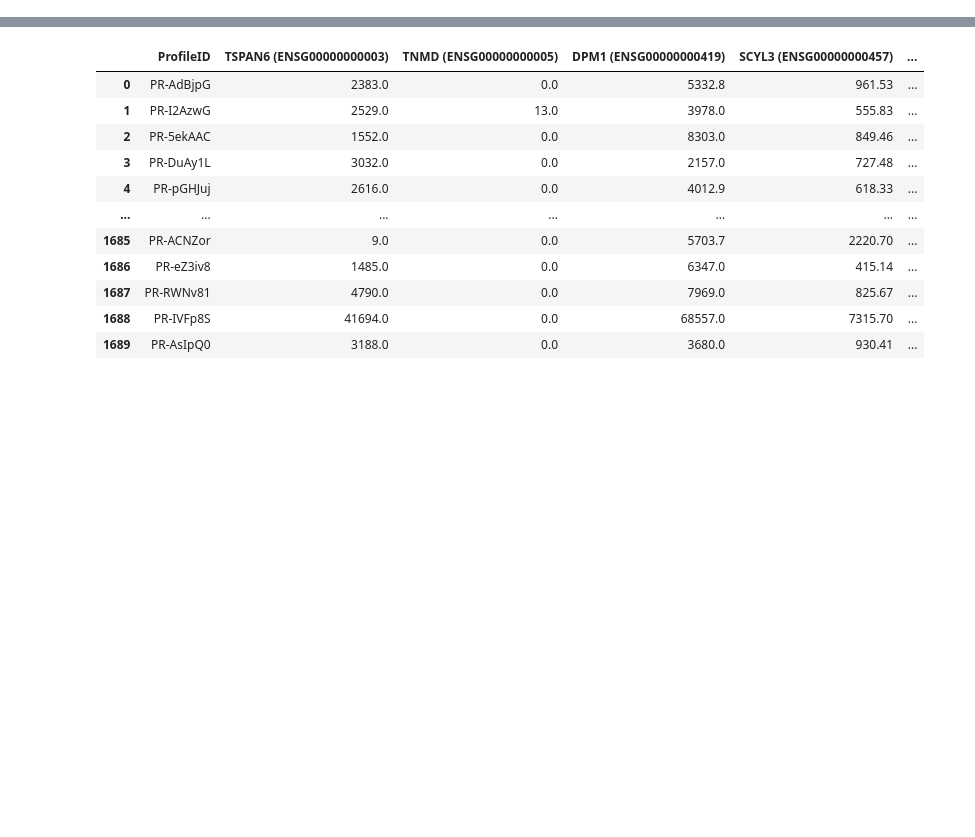
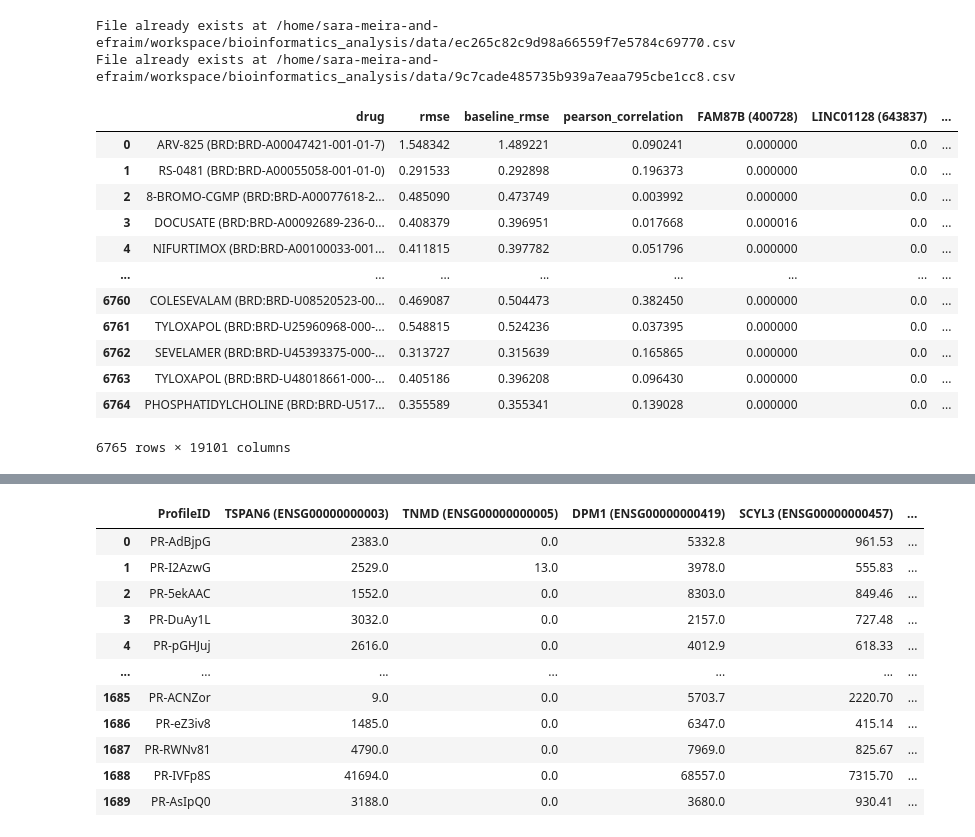
Before and after one commit to sarameirab/bioinformatics_analysis, a Jupyter notebook: project_code/python_scripts/random_forest_results_exploration.ipynb, the cells around one changed output, grey strips where cells are left out. Cells and saved outputs as stored; diff of their text form; code cells hidden in the pictures; blank space fills up the shorter version.

```diff
--- a/project_code/python_scripts/random_forest_results_exploration.ipynb
+++ b/project_code/python_scripts/random_forest_results_exploration.ipynb
@@ -1,8 +1,27 @@
 # %%
 import pandas as pd
-random_forest_inital_results = pd.read_csv('random_forest_results.csv')
+from urls import download_google_drive_url
+random_forest_results_path = download_google_drive_url("https://drive.google.com/file/d/1n8hV1mfLbsqR-zABud4JX1LccxhVhRH9")
+random_forest_with_more_data_results = pd.read_csv(download_google_drive_url("https://drive.google.com/file/d/1dzxi1mWiD0vsdHafp_7_i6GOiZuW5tOY"))
+random_forest_inital_results = pd.read_csv(random_forest_results_path)
 #random_forest_scaled_optimized_top_20_results = pd.read_csv('random_forest_results_scaled_and_optimized.csv')
-random_forest_with_more_data_results = pd.read_csv("random_forest_results_with_more_data.csv")
+random_forest_inital_results
+# %% [output]
+File already exists at /home/sara-meira-and-efraim/workspace/bioinformatics_analysis/data/ec265c82c9d98a66559f7e5784c69770.csv
+File already exists at /home/sara-meira-and-efraim/workspace/bioinformatics_analysis/data/9c7cade485735b939a7eaa795cbe1cc8.csv
+|  | drug | rmse | baseline_rmse | pearson_correlation | FAM87B (400728) | LINC01128 (643837) | ... |
+| 0 | ARV-825 (BRD:BRD-A00047421-001-01-7) | 1.548342 | 1.489221 | 0.090241 | 0.000000 | 0.0 | ... |
+| 1 | RS-0481 (BRD:BRD-A00055058-001-01-0) | 0.291533 | 0.292898 | 0.196373 | 0.000000 | 0.0 | ... |
+| 2 | 8-BROMO-CGMP (BRD:BRD-A00077618-2... | 0.485090 | 0.473749 | 0.003992 | 0.000000 | 0.0 | ... |
+| 3 | DOCUSATE (BRD:BRD-A00092689-236-0... | 0.408379 | 0.396951 | 0.017668 | 0.000016 | 0.0 | ... |
+| 4 | NIFURTIMOX (BRD:BRD-A00100033-001... | 0.411815 | 0.397782 | 0.051796 | 0.000000 | 0.0 | ... |
+| ... | ... | ... | ... | ... | ... | ... | ... |
+| 6760 | COLESEVALAM (BRD:BRD-U08520523-00... | 0.469087 | 0.504473 | 0.382450 | 0.000000 | 0.0 | ... |
+| 6761 | TYLOXAPOL (BRD:BRD-U25960968-000-... | 0.548815 | 0.524236 | 0.037395 | 0.000000 | 0.0 | ... |
+| 6762 | SEVELAMER (BRD:BRD-U45393375-000-... | 0.313727 | 0.315639 | 0.165865 | 0.000000 | 0.0 | ... |
+| 6763 | TYLOXAPOL (BRD:BRD-U48018661-000-... | 0.405186 | 0.396208 | 0.096430 | 0.000000 | 0.0 | ... |
+| 6764 | PHOSPHATIDYLCHOLINE (BRD:BRD-U517... | 0.355589 | 0.355341 | 0.139028 | 0.000000 | 0.0 | ... |
+6765 rows × 19101 columns
 # %%
 random_forest_inital_results_sorted_top_20 = random_forest_inital_results.sort_values(by="pearson_correlation", ascending=False).head(20)
 #random_forest_inital_results_sorted_top_20
```
Also changed, not shown: parts of 14 cells of this notebook, 4 other files.
